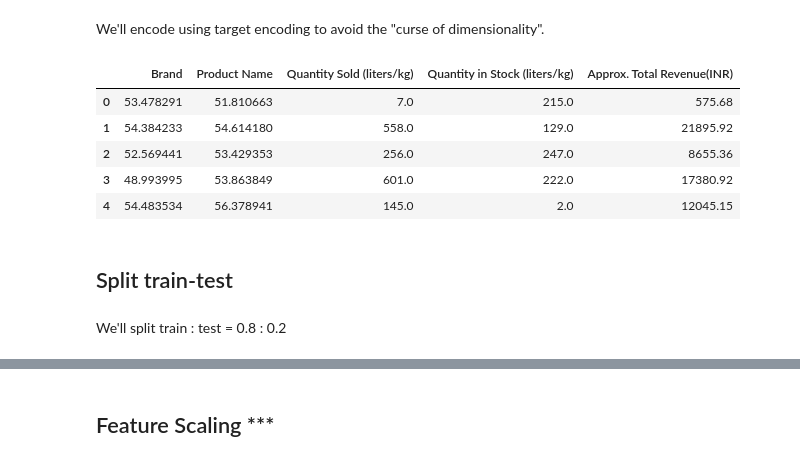
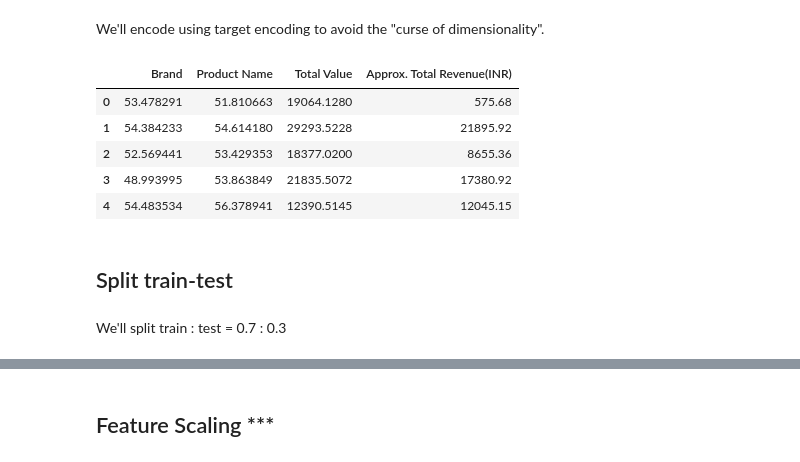
Before and after one commit to Jangsoodlor/da-project, a Jupyter notebook: ipynb.ipynb, the cells around one changed output, grey strips where cells are left out. Cells and saved outputs as stored; diff of their text form; code cells hidden in the pictures.

```diff
--- a/ipynb.ipynb
+++ b/ipynb.ipynb
@@ -255,25 +256,25 @@ We'll encode using target encoding to avoid the "curse of dimensionality".
 # %%
 te = TargetEncoder(random_state=42069)
 df = dataset.copy()
 y = df["Price per Unit"]
 ct = ColumnTransformer(transformers=[("", te, ["Brand",
                                                 "Product Name"])],
                         verbose_feature_names_out=False,
                         remainder="passthrough")
-x = df[["Brand",
+x_label = ["Brand",
         "Product Name",
-        "Quantity Sold (liters/kg)",
-        "Quantity in Stock (liters/kg)",
-        "Approx. Total Revenue(INR)"]]
+        "Total Value",
+        "Approx. Total Revenue(INR)"]
+x = df[x_label]
 
 t_data = ct.fit_transform(x, y)
 t_data_columns = ct.get_feature_names_out()
 t_df = pd.DataFrame(t_data, columns=t_data_columns)
 t_df.head()
 # %% [output]
-|  | Brand | Product Name | Quantity Sold (liters/kg) | Quantity in Stock (liters/kg) | Approx. Total Revenue(INR) |
-| 0 | 53.478291 | 51.810663 | 7.0 | 215.0 | 575.68 |
-| 1 | 54.384233 | 54.614180 | 558.0 | 129.0 | 21895.92 |
-| 2 | 52.569441 | 53.429353 | 256.0 | 247.0 | 8655.36 |
-| 3 | 48.993995 | 53.863849 | 601.0 | 222.0 | 17380.92 |
-| 4 | 54.483534 | 56.378941 | 145.0 | 2.0 | 12045.15 |
+|  | Brand | Product Name | Total Value | Approx. Total Revenue(INR) |
+| 0 | 53.478291 | 51.810663 | 19064.1280 | 575.68 |
+| 1 | 54.384233 | 54.614180 | 29293.5228 | 21895.92 |
+| 2 | 52.569441 | 53.429353 | 18377.0200 | 8655.36 |
+| 3 | 48.993995 | 53.863849 | 21835.5072 | 17380.92 |
+| 4 | 54.483534 | 56.378941 | 12390.5145 | 12045.15 |
@@ -283,7 +284,7 @@ x = t_df[["Brand", "Product Name", "Quantity Sold (liters/kg)", "Quantity in Sto
 # %% [markdown]
 ## Split train-test
 # %% [markdown]
-We'll split train : test = 0.8 : 0.2
+We'll split train : test = 0.7 : 0.3
 # %%
 x_train, x_test, y_train, y_test = train_test_split(x, y, test_size=0.3, random_state=69420)
 # %%
```
Also changed, not shown: parts of 16 cells of this notebook, 1 other file.
